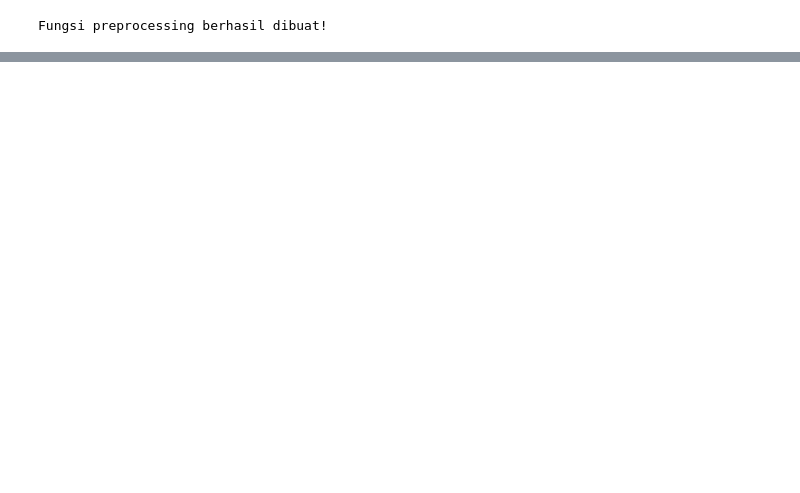
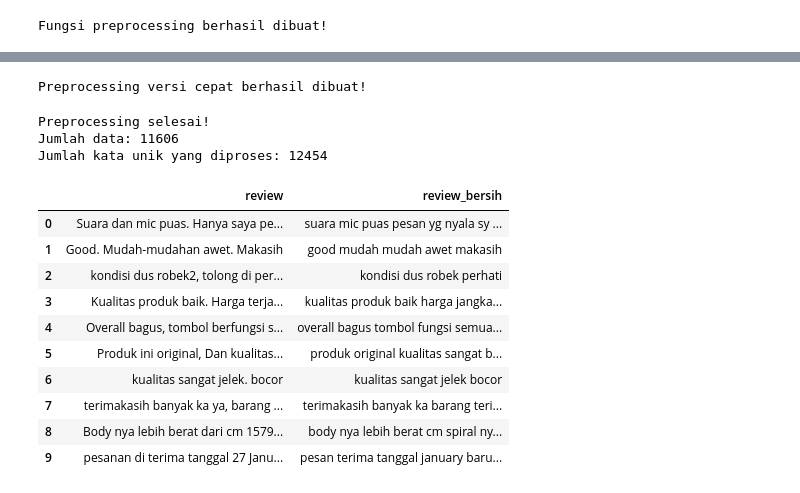
Before and after one commit to azarhyii/Tugas_Azza_sentimen., a Jupyter notebook: Tugas_Azza_sentimen.ipynb, the cells around one changed output, grey strips where cells are left out. Cells and saved outputs as stored; diff of their text form; code cells hidden in the pictures; blank space fills up the shorter version.

```diff
--- a/Tugas_Azza_sentimen.ipynb
+++ b/Tugas_Azza_sentimen.ipynb
@@ -132,0 +154,70 @@ Preprocessing berhasil dilakukan!
+# %%
+from functools import lru_cache
+from tqdm.auto import tqdm
+
+# Menyimpan hasil stemming kata agar tidak dihitung berulang
+@lru_cache(maxsize=50000)
+def stem_cepat(kata):
+    return stemmer.stem(kata)
+
+# Fungsi preprocessing yang dioptimalkan
+def preprocessing_cepat(teks):
+
+    if pd.isna(teks):
+        return ""
+
+    # 1. Case Folding
+    teks = str(teks).lower()
+
+    # 2. Cleaning
+    teks = re.sub(r'http\S+|www\S+', '', teks)
+    teks = re.sub(r'\d+', '', teks)
+    teks = re.sub(r'[^a-zA-Z\s]', ' ', teks)
+    teks = re.sub(r'\s+', ' ', teks).strip()
+
+    # 3. Tokenisasi
+    tokens = teks.split()
+
+    # 4. Stopword Removal
+    tokens = [kata for kata in tokens if kata not in stopwords]
+
+    # 5. Stemming dengan caching
+    tokens = [stem_cepat(kata) for kata in tokens]
+
+    return ' '.join(tokens)
+
+print("Preprocessing versi cepat berhasil dibuat!")
+# %% [output]
+Preprocessing versi cepat berhasil dibuat!
+# %%
+tqdm.pandas()
+
+df["review_bersih"] = df["review"].fillna("").progress_apply(
+    preprocessing_cepat
+)
+
+print("\nPreprocessing selesai!")
+print("Jumlah data:", len(df))
+print("Jumlah kata unik yang diproses:", stem_cepat.cache_info().currsize)
+# %% [output]
+Preprocessing selesai!
+Jumlah data: 11606
+Jumlah kata unik yang diproses: 12454
+# %%
+pd.set_option("display.max_colwidth", None)
+
+display(
+    df[["review", "review_bersih"]].head(10)
+)
+# %% [output]
+|  | review | review_bersih |
+| 0 | Suara dan mic puas. Hanya saya pe... | suara mic puas pesan yg nyala sy ... |
+| 1 | Good. Mudah-mudahan awet. Makasih | good mudah mudah awet makasih |
+| 2 | kondisi dus robek2, tolong di per... | kondisi dus robek perhati |
+| 3 | Kualitas produk baik. Harga terja... | kualitas produk baik harga jangka... |
+| 4 | Overall bagus, tombol berfungsi s... | overall bagus tombol fungsi semua... |
+| 5 | Produk ini original, Dan kualitas... | produk original kualitas sangat b... |
+| 6 | kualitas sangat jelek. bocor | kualitas sangat jelek bocor |
+| 7 | terimakasih banyak ka ya, barang ... | terimakasih banyak ka barang teri... |
+| 8 | Body nya lebih berat dari cm 1579... | body nya lebih berat cm spiral ny... |
+| 9 | pesanan di terima tanggal 27 Janu... | pesan terima tanggal january baru... |
```
Also changed, not shown: parts of 20 cells of this notebook.
